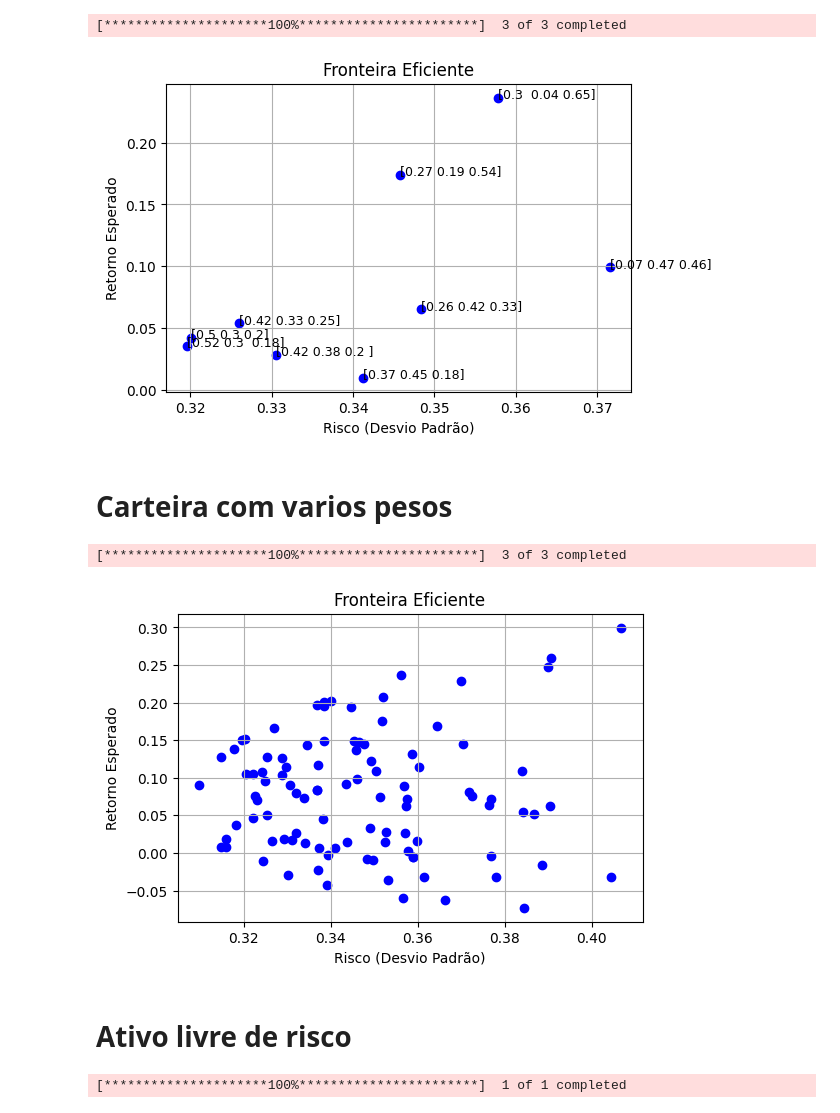
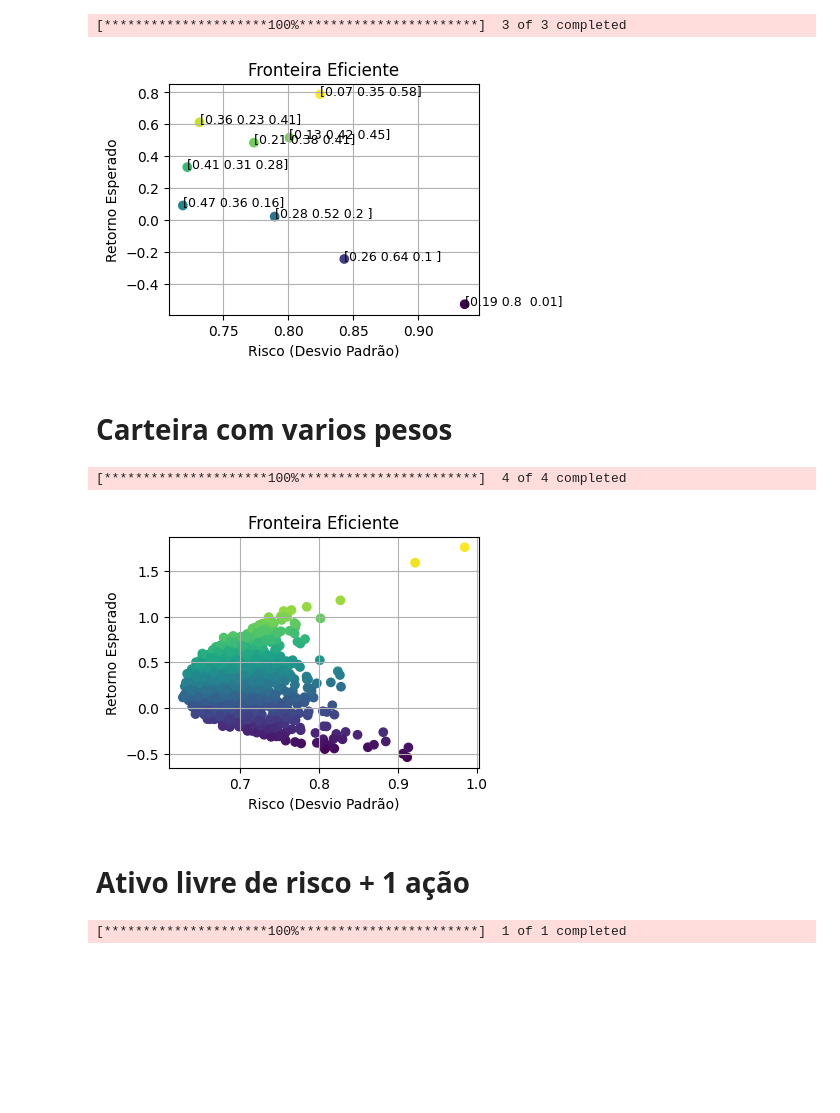
Before and after one commit to Roterdamjr/Mestrado, a Jupyter notebook: Markowitz_Simples.ipynb, the cells around one changed output. Drawn from its saved outputs; the diff is of its cells as text; code cells hidden in the pictures; blank space fills up the shorter version.

```diff
--- a/Markowitz_Simples.ipynb
+++ b/Markowitz_Simples.ipynb
@@ -43,13 +43,16 @@ def fn_gera_carteiras(df, numero_carteiras , risk_free=0 ):
 
   carteiras = {'pesos': pesos,
                 'returns': retornos,
-                'riscos':riscos}
+                'riscos':riscos,
+               'sharpes':sharpes}
 
   return carteiras
 
 def plota(retornos, riscos, labels=None):
-    plt.figure(figsize=(6,4))
-    plt.scatter(riscos, retornos, color='blue')
+    sharpe = carteiras['sharpes']
+
+    plt.figure(figsize=(4,3))
+    plt.scatter(riscos, retornos, c=sharpe, cmap = 'viridis')
     plt.title("Fronteira Eficiente")
     plt.xlabel("Risco (Desvio Padrão)")
     plt.ylabel("Retorno Esperado")
@@ -137,26 +140,26 @@ carteiras = fn_gera_carteiras(df ,10)
 retornos, riscos, pesos = carteiras['returns'], carteiras['riscos'], carteiras['pesos']
 plota(retornos, riscos, pesos)
 # %% [output]
-[figure, old version]
+[figure, new version]
 # %% [markdown]
 # Carteira com varios pesos
 # %%
 df_precos = pd.DataFrame()
-tickers = ['ITUB4.SA', 'PETR4.SA', 'LREN3.SA']
-
+tickers = ['ITUB4.SA', 'PETR4.SA', 'LREN3.SA', 'MDIA3.SA']
+#tickers = ['ITUB4.SA', 'PETR4.SA']
 df_precos = yf.download(tickers,  "2020-01-01", "2024-12-31")['Close']
 df = df_precos.pct_change()
 df = df.dropna()
 # %% [output]
-[*********************100%***********************]  3 of 3 completed
+[*********************100%***********************]  4 of 4 completed
 # %%
-carteiras = fn_gera_carteiras(df ,100)
+carteiras = fn_gera_carteiras(df , 1000)
 retornos, riscos, pesos = carteiras['returns'], carteiras['riscos'], carteiras['pesos']
 plota(retornos, riscos)
 # %% [output]
-[figure, old version]
+[figure, new version]
 # %% [markdown]
-# Ativo livre de risco
+# Ativo livre de risco + 1 ação
 # %%
 df_precos = pd.DataFrame()
 tickers = [ 'PETR4.SA']
```
Also changed, not shown: parts of 9 cells of this notebook.
